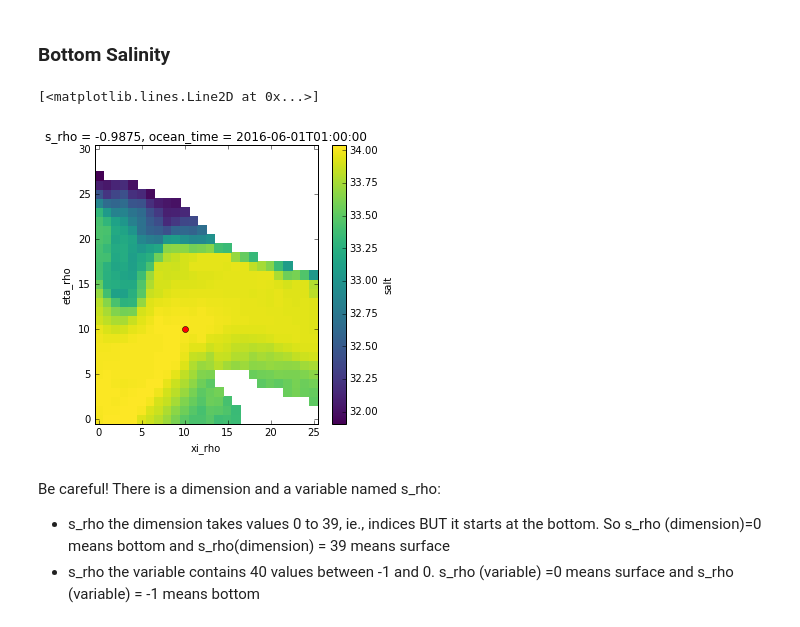
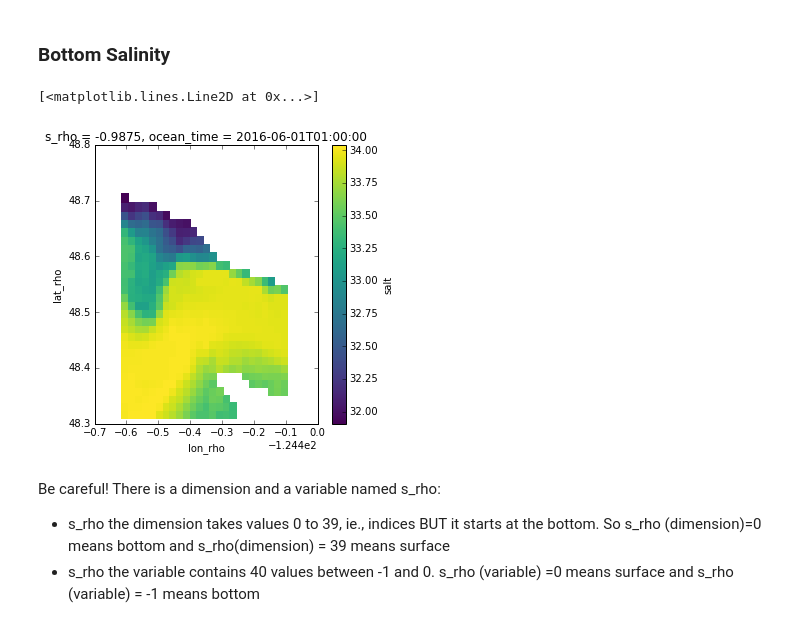
Before and after one commit to SalishSeaCast/analysis-nancy, a Jupyter notebook: notebooks/LiveOcean/Live Ocean - 1 month time series.ipynb, the cells around one changed output. Drawn from its saved outputs; the diff is of its cells as text; code cells hidden in the pictures.

```diff
--- a/notebooks/LiveOcean/Live Ocean - 1 month time series.ipynb
+++ b/notebooks/LiveOcean/Live Ocean - 1 month time series.ipynb
@@ -47,16 +47,16 @@ ax.plot(i,j, 'ro')
 # %%
 ## Using isel in vertical instead of sel to select based on index
 t = 0
 s = 0
 fig, ax = plt.subplots(figsize=(5, 5))
 salt_bottom = (
                d.salt.isel(ocean_time=t,s_rho=s)
 )
-salt_bottom.plot(ax=ax)
+salt_bottom.plot(x='lon_rho', y='lat_rho',ax=ax)
 ax.plot(i,j, 'ro')
 # %% [output]
 [<matplotlib.lines.Line2D at 0x...>]
-[figure, old version]
+[figure, new version]
 # %% [markdown]
 Be careful! There is a dimension and a variable named s_rho:
 * s_rho the dimension takes values 0 to 39, ie., indices BUT it starts at the bottom. So s_rho (dimension)=0 means bottom and s_rho(dimension) = 39 means surface
```
Also changed, not shown: parts of 28 cells of this notebook.
